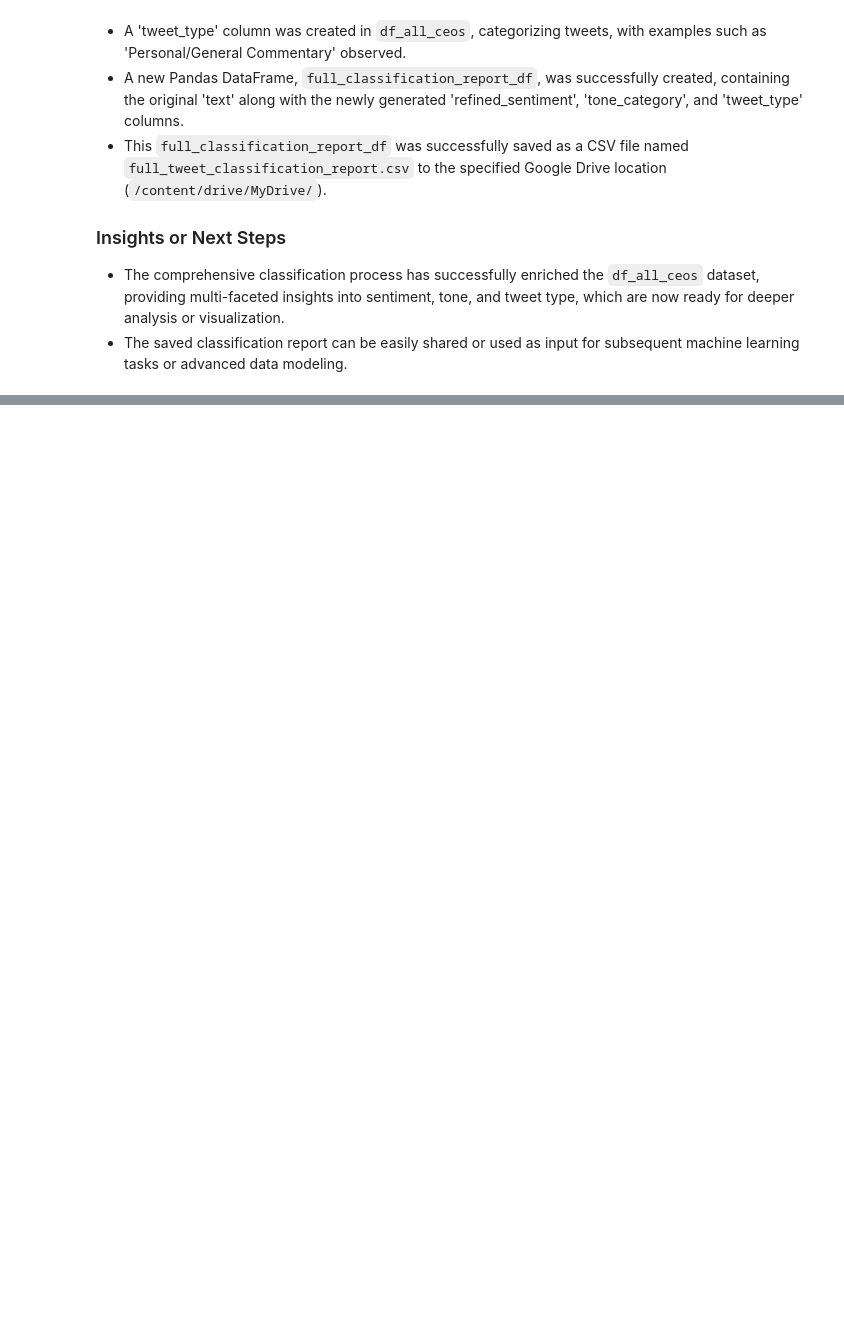
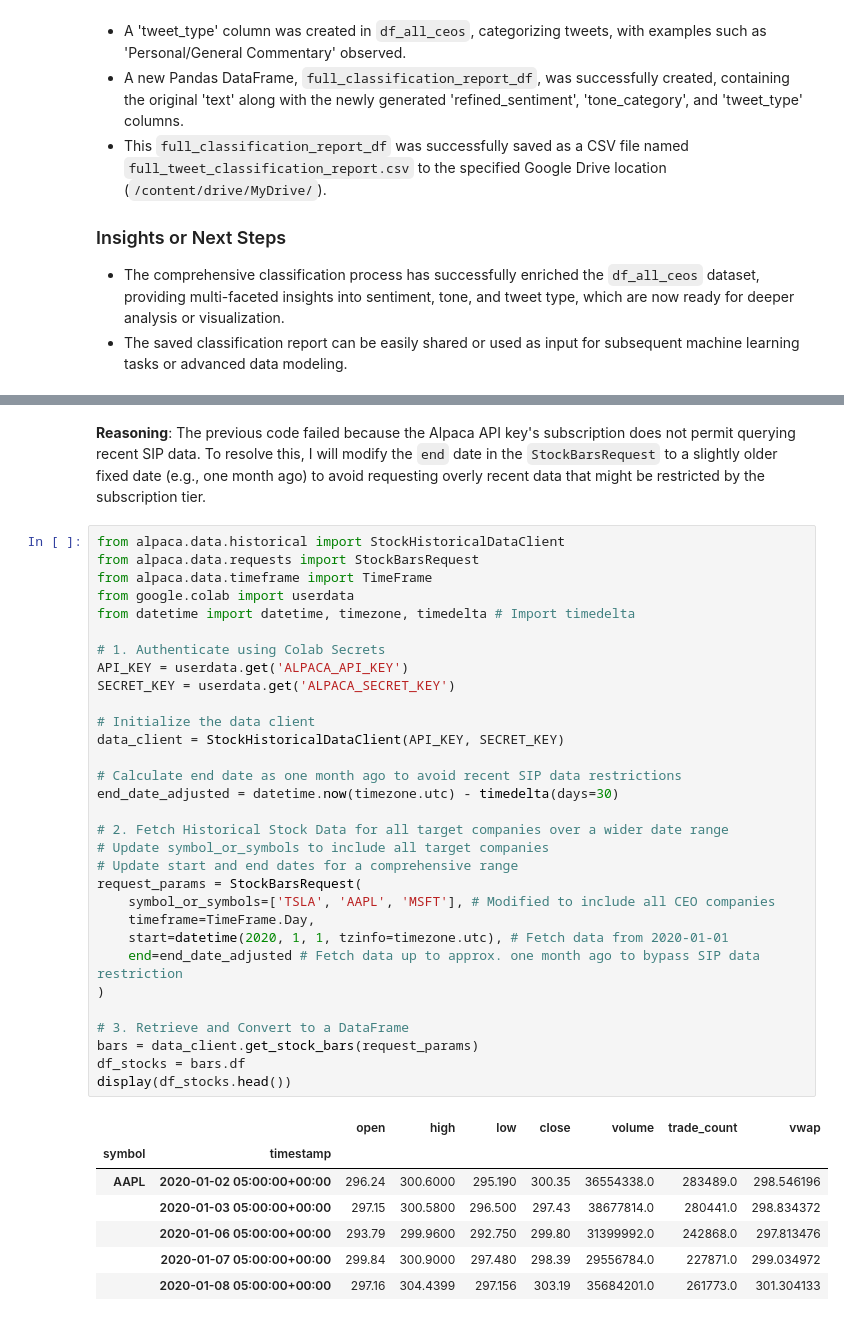
Before and after one commit to ddahlgren11/MoneyMaker, a Jupyter notebook: actualcapstone.ipynb, the cells around one changed output, grey strips where cells are left out. Saved outputs shown, nothing was run; the diff lists cells and outputs as text; blank space fills up the shorter version.

```diff
--- a/actualcapstone.ipynb
+++ b/actualcapstone.ipynb
@@ -621,0 +738,42 @@ Yes, the classifications (`refined_sentiment`, `tone_category`, and `tweet_type`
+# %% [markdown]
+**Reasoning**:
+The previous code failed because the Alpaca API key's subscription does not permit querying recent SIP data. To resolve this, I will modify the `end` date in the `StockBarsRequest` to a slightly older fixed date (e.g., one month ago) to avoid requesting overly recent data that might be restricted by the subscription tier.
+# %%
+from alpaca.data.historical import StockHistoricalDataClient
+from alpaca.data.requests import StockBarsRequest
+from alpaca.data.timeframe import TimeFrame
+from google.colab import userdata
+from datetime import datetime, timezone, timedelta # Import timedelta
+
+# 1. Authenticate using Colab Secrets
+API_KEY = userdata.get('ALPACA_API_KEY')
+SECRET_KEY = userdata.get('ALPACA_SECRET_KEY')
+
+# Initialize the data client
+data_client = StockHistoricalDataClient(API_KEY, SECRET_KEY)
+
+# Calculate end date as one month ago to avoid recent SIP data restrictions
+end_date_adjusted = datetime.now(timezone.utc) - timedelta(days=30)
+
+# 2. Fetch Historical Stock Data for all target companies over a wider date range
+# Update symbol_or_symbols to include all target companies
+# Update start and end dates for a comprehensive range
+request_params = StockBarsRequest(
+    symbol_or_symbols=['TSLA', 'AAPL', 'MSFT'], # Modified to include all CEO companies
+    timeframe=TimeFrame.Day,
+    start=datetime(2020, 1, 1, tzinfo=timezone.utc), # Fetch data from 2020-01-01
+    end=end_date_adjusted # Fetch data up to approx. one month ago to bypass SIP data restriction
+)
+
+# 3. Retrieve and Convert to a DataFrame
+bars = data_client.get_stock_bars(request_params)
+df_stocks = bars.df
+display(df_stocks.head())
+# %% [output]
+|  |  | open | high | low | close | volume | trade_count | vwap |
+| symbol | timestamp |  |  |  |  |  |  |  |
+| AAPL | 2020-01-02 05:00:00+00:00 | 296.24 | 300.6000 | 295.190 | 300.35 | 36554338.0 | 283489.0 | 298.546196 |
+|  | 2020-01-03 05:00:00+00:00 | 297.15 | 300.5800 | 296.500 | 297.43 | 38677814.0 | 280441.0 | 298.834372 |
+|  | 2020-01-06 05:00:00+00:00 | 293.79 | 299.9600 | 292.750 | 299.80 | 31399992.0 | 242868.0 | 297.813476 |
+|  | 2020-01-07 05:00:00+00:00 | 299.84 | 300.9000 | 297.480 | 298.39 | 29556784.0 | 227871.0 | 299.034972 |
+|  | 2020-01-08 05:00:00+00:00 | 297.16 | 304.4399 | 297.156 | 303.19 | 35684201.0 | 261773.0 | 301.304133 |
```
Also changed, not shown: parts of 24 cells of this notebook.
